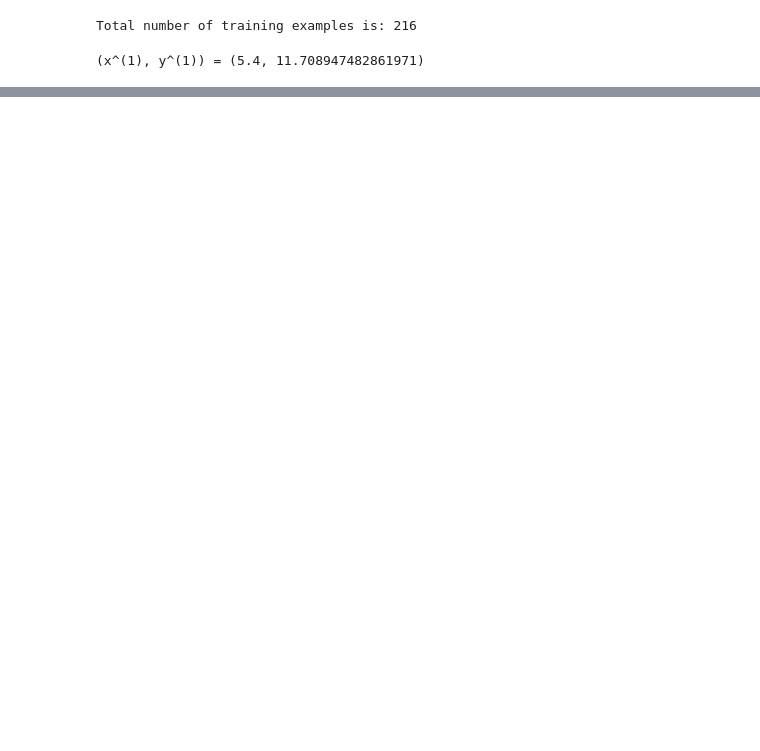
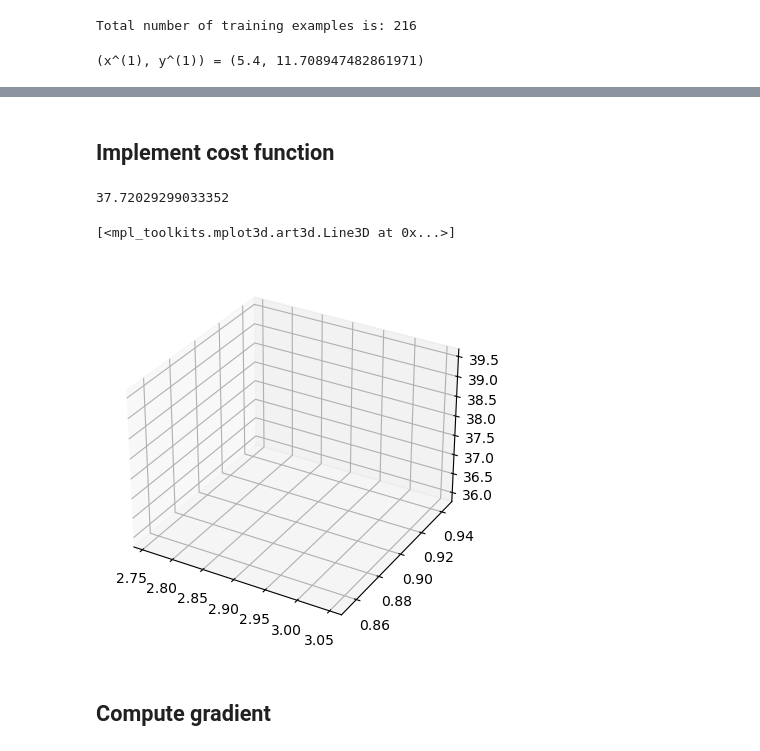
Before and after one commit to nik1031/Quant-Project-Portfolio, a Jupyter notebook: Gradient Descent of Unemployment rate & Volatility Index.ipynb, the cells around one changed output, grey strips where cells are left out. Cells and saved outputs as stored; diff of their text form; code cells hidden in the pictures; blank space fills up the shorter version.

```diff
--- a/Gradient Descent of Unemployment rate & Volatility Index.ipynb
+++ b/Gradient Descent of Unemployment rate & Volatility Index.ipynb
@@ -170,0 +226,26 @@ Cost functions measures how well model predicts the target price of the house
+# %% [markdown]
+## Implement cost function
+# %%
+m = x_train.shape[0]
+cost_sum = 0
+
+for i in range(m):
+        f_wb = w * x_train[i] + b
+        cost = (f_wb - y_train[i]) ** 2
+        cost_sum = cost_sum + cost
+total_cost = (1 / (2 * m)) * cost_sum
+
+ #print gradient descent journey
+print(total_cost)
+# %% [output]
+37.72029299033352
+# %%
+fig = plt.figure()
+ax = fig.add_subplot(projection='3d')
+
+plt.plot(w,b, total_cost)
+# %% [output]
+[<mpl_toolkits.mplot3d.art3d.Line3D at 0x...>]
+[figure, added]
+# %% [markdown]
+## Compute gradient
```
Also changed, not shown: parts of 14 cells of this notebook.
